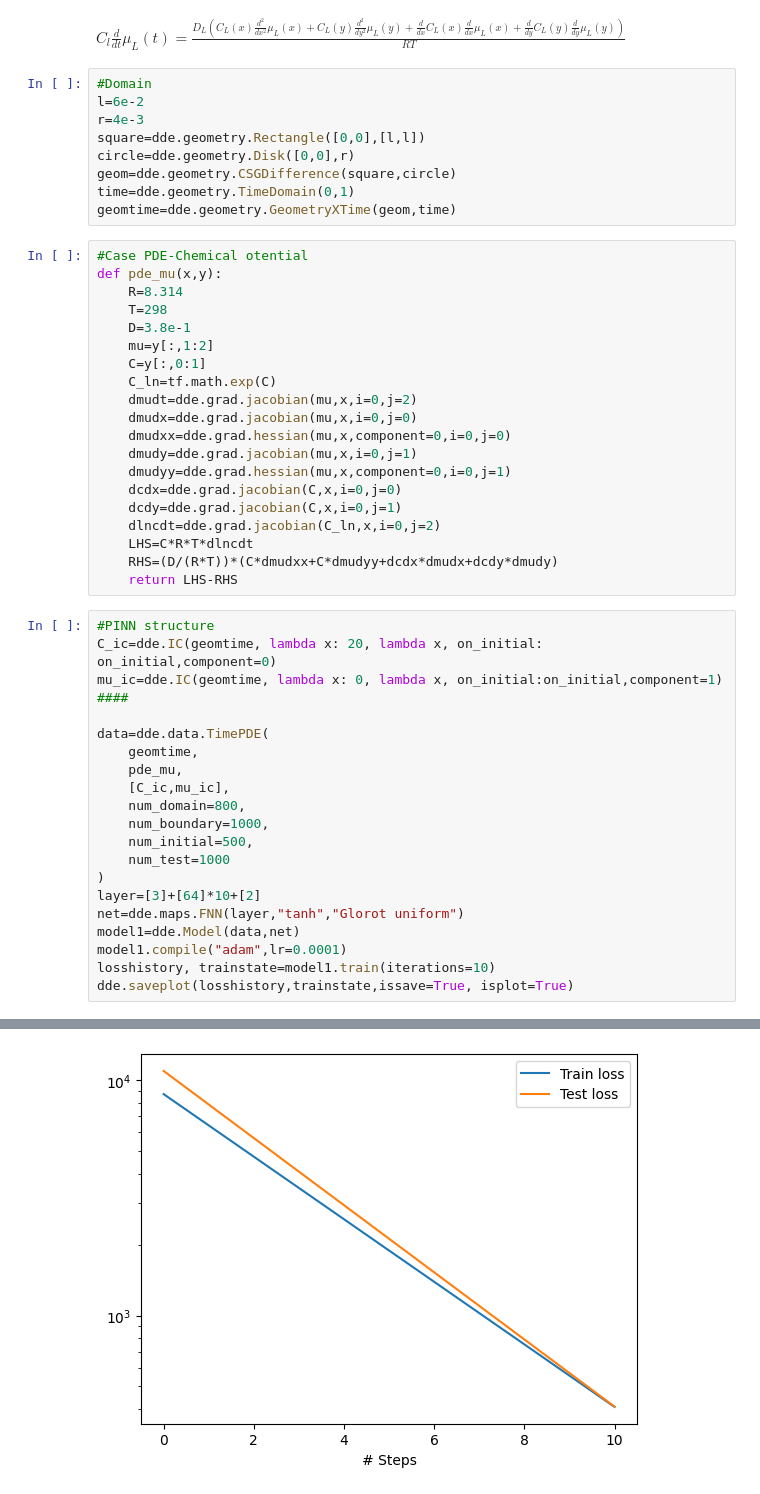
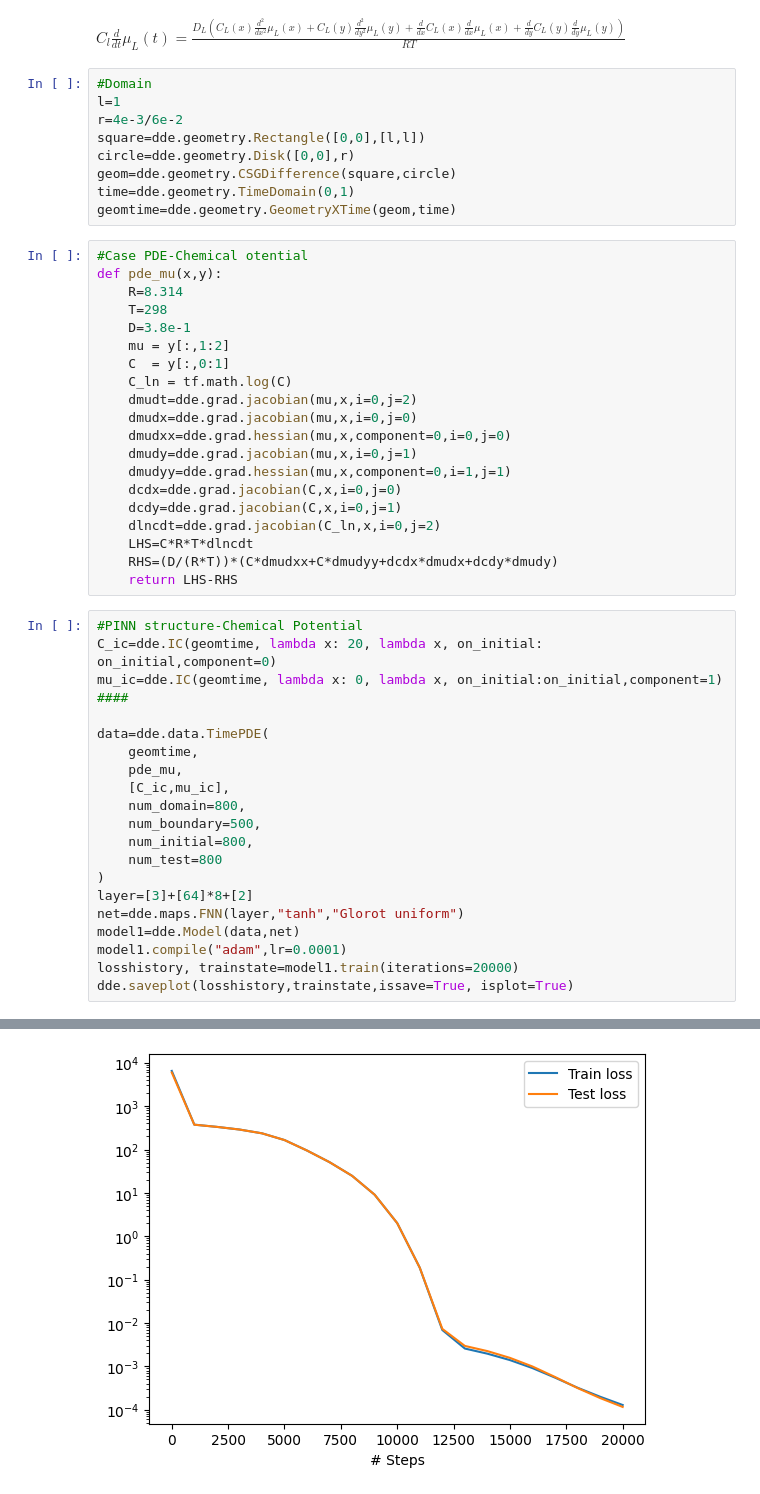
Before and after one commit to Daniel19993099/PINN_testing, a Jupyter notebook: PINN_0.2.16.ipynb, the cells around one changed output, grey strips where cells are left out. Cells and saved outputs as stored; diff of their text form.

```diff
--- a/PINN_0.2.16.ipynb
+++ b/PINN_0.2.16.ipynb
@@ -27,8 +36,8 @@ display(chemical_equil)
 $\displaystyle C_{l} \frac{d}{d t} \mu_{L}{\left(t \right)} = \frac{D_{L} \left(C_{L}{\left(x \right)} \frac{d^{2}}{d x^{2}} \mu_{L}{\left(x \right)} + C_{L}{\left(y \right)} \frac{d^{2}}{d y^{2}} \mu_{L}{\left(y \right)} + \frac{d}{d x} C_{L}{\left(x \right)} \frac{d}{d x} \mu_{L}{\left(x \right)} + \frac{d}{d y} C_{L}{\left(y \right)} \frac{d}{d y} \mu_{L}{\left(y \right)}\right)}{R T}$
 # %%
 #Domain
-l=6e-2
-r=4e-3
+l=1
+r=4e-3/6e-2
 square=dde.geometry.Rectangle([0,0],[l,l])
 circle=dde.geometry.Disk([0,0],r)
 geom=dde.geometry.CSGDifference(square,circle)
@@ -40,14 +49,14 @@ def pde_mu(x,y):
     R=8.314
     T=298
     D=3.8e-1
-    mu=y[:,1:2]
-    C=y[:,0:1]
-    C_ln=tf.math.exp(C)
+    mu = y[:,1:2]
+    C  = y[:,0:1]
+    C_ln = tf.math.log(C)
     dmudt=dde.grad.jacobian(mu,x,i=0,j=2)
     dmudx=dde.grad.jacobian(mu,x,i=0,j=0)
     dmudxx=dde.grad.hessian(mu,x,component=0,i=0,j=0)
     dmudy=dde.grad.jacobian(mu,x,i=0,j=1)
-    dmudyy=dde.grad.hessian(mu,x,component=0,i=0,j=1)
+    dmudyy=dde.grad.hessian(mu,x,component=0,i=1,j=1)
     dcdx=dde.grad.jacobian(C,x,i=0,j=0)
     dcdy=dde.grad.jacobian(C,x,i=0,j=1)
     dlncdt=dde.grad.jacobian(C_ln,x,i=0,j=2)
@@ -55,7 +64,7 @@ def pde_mu(x,y):
     RHS=(D/(R*T))*(C*dmudxx+C*dmudyy+dcdx*dmudx+dcdy*dmudy)
     return LHS-RHS
 # %%
-#PINN structure
+#PINN structure-Chemical Potential
 C_ic=dde.IC(geomtime, lambda x: 20, lambda x, on_initial: on_initial,component=0)
 mu_ic=dde.IC(geomtime, lambda x: 0, lambda x, on_initial:on_initial,component=1) ####
 
@@ -64,15 +73,15 @@ data=dde.data.TimePDE(
     pde_mu,
     [C_ic,mu_ic],
     num_domain=800,
-    num_boundary=1000,
-    num_initial=500,
-    num_test=1000
+    num_boundary=500,
+    num_initial=800,
+    num_test=800
 )
-layer=[3]+[64]*10+[2]
+layer=[3]+[64]*8+[2]
 net=dde.maps.FNN(layer,"tanh","Glorot uniform")
 model1=dde.Model(data,net)
 model1.compile("adam",lr=0.0001)
-losshistory, trainstate=model1.train(iterations=10)
+losshistory, trainstate=model1.train(iterations=20000)
 dde.saveplot(losshistory,trainstate,issave=True, isplot=True)
 # %% [output]
 Warning: CSGDifference.uniform_points not implemented. Use random_points instead.
@@ -91,5 +100,5 @@ lambda x, on: np.array([on_boundary1(x[i], on[i]) for i in range(len(x))])
 
 Saving loss history to c:\Users\yesda\Tiedostot\PINN_testing\loss.dat ...
 Saving training data to c:\Users\yesda\Tiedostot\PINN_testing\train.dat ...
 Saving test data to c:\Users\yesda\Tiedostot\PINN_testing\test.dat ...
-[figure, old version]
+[figure, new version]
```
Also changed, not shown: parts of 5 cells of this notebook, 2 other files.
